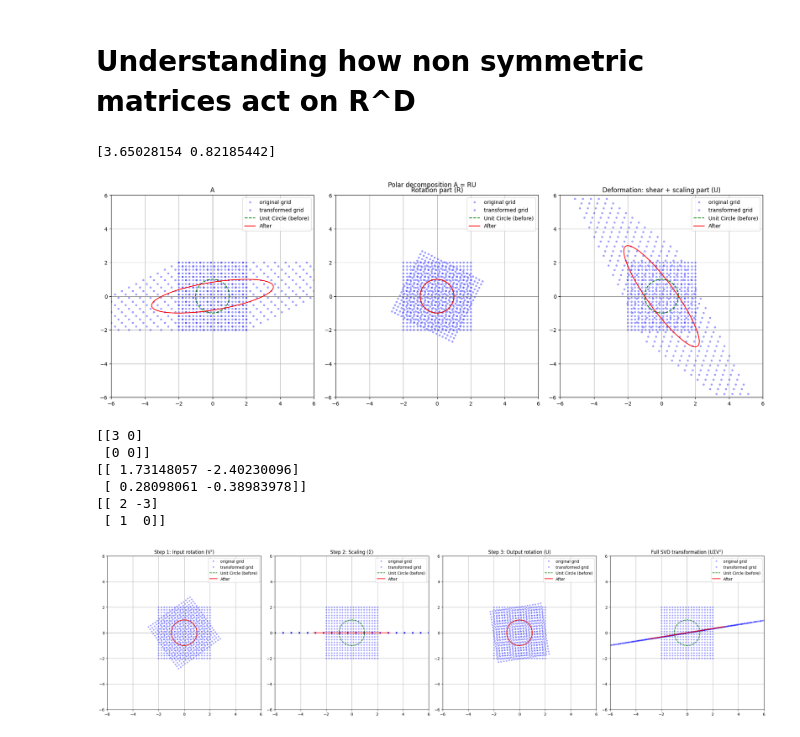
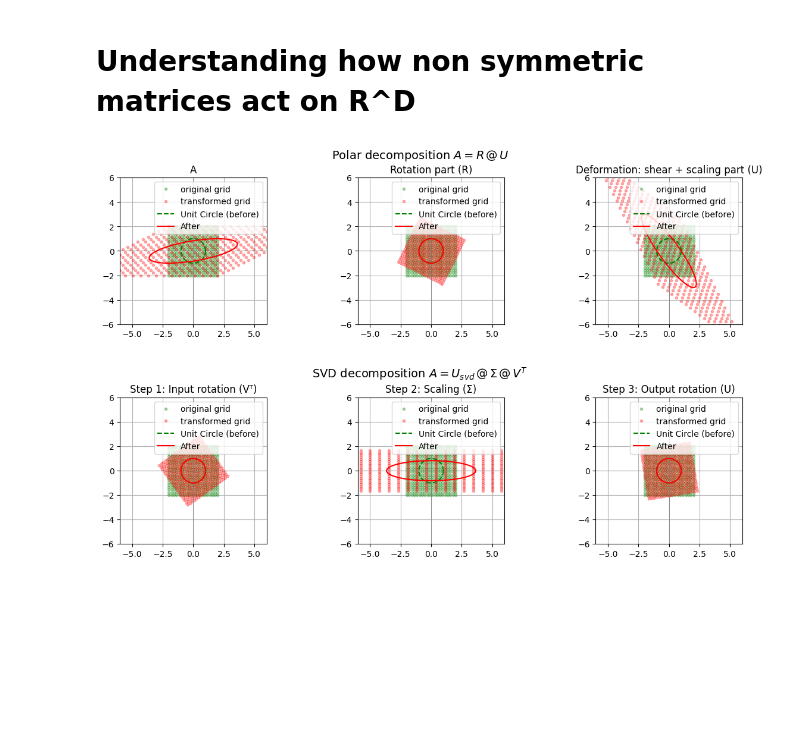
Before and after one commit to miriamzara/LCP_B_GPT2, a Jupyter notebook: FINAL_NOTEBOOK(S)/2_mh_attention.ipynb, the cells around one changed output. Cells and saved outputs as stored; diff of their text form; code cells hidden in the pictures; blank space fills up the shorter version.

```diff
--- a/FINAL_NOTEBOOK(S)/2_mh_attention.ipynb
+++ b/FINAL_NOTEBOOK(S)/2_mh_attention.ipynb
@@ -518,18 +570,13 @@ from scipy.linalg import polar, svd
 A = np.array([[2, -3],
               [1,  0]])
 
-# Compute the polar decomposition: A = R @ U
-R, U = polar(A)
-
-# Compute the singular value decomposition: A = U_svd @ Sigma @ Vt
-U_svd, Sigma, Vt = svd(A)
-Sigma_matrix = np.zeros_like(A)
-np.fill_diagonal(Sigma_matrix, Sigma)
-
-print(Sigma)
 
 
 
+U_svd, Sigma, Vt = svd(A)
+A_reconstructed = U_svd @ np.diag(Sigma) @ Vt
+
+R, U = polar(A)
 R_polar = R
 U_polar = U
 
@@ -538,7 +585,7 @@ U_polar = U
     "Polar_Decomposition": {"R (rotation/reflection)": R_polar, "U (symmetric, scaling+shear)": U_polar},
     "SVD": {
         "U (output rotation)": U_svd,
-        "Sigma (scaling)": Sigma_matrix,
+        "Sigma (scaling)": np.diag(Sigma),
         "Vt (input rotation transpose)": Vt
     }
 }
@@ -550,75 +597,49 @@ def plot_transformation(matrix, title, ax):
     # Define a grid and a unit circle
     grid_range = np.linspace(-2, 2, 20)
     X, Y = np.meshgrid(grid_range, grid_range)
     grid_points = np.vstack([X.ravel(), Y.ravel()])
     transformed_grid = matrix @ grid_points
 
     # Plot transformed grid
-    ax.plot(grid_points[0], grid_points[1], 'b.', alpha=0.3, label = "original grid")
-    ax.plot(transformed_grid[0], transformed_grid[1], 'b.', alpha=0.3, label = "transformed grid")
+    ax.plot(grid_points[0], grid_points[1], 'b.', color = "green",alpha=0.3, label = "original grid")
+    ax.plot(transformed_grid[0], transformed_grid[1], 'b.', color ='red', alpha=0.3, label = "transformed grid")
     ax.set_aspect('equal')
     ax.set_title(title)
     ax.grid(True)
     ax.axhline(0, color='gray', lw=0.5)
     ax.axvline(0, color='gray', lw=0.5)
     ax.set_xlim(-6, 6)
     ax.set_ylim(-6, 6)
 
     # Unit circle before and after transformation
     theta = np.linspace(0, 2 * np.pi, 300)
     circle = np.vstack([np.cos(theta), np.sin(theta)])
     transformed_circle = matrix @ circle
     ax.plot(circle[0], circle[1], 'g--', label='Unit Circle (before)')
     ax.plot(transformed_circle[0], transformed_circle[1], 'r-', label='After')
     ax.legend(loc='upper right')
 
-# Plot transformations
-fig, axs = plt.subplots(1, 3, figsize=(18, 6))
 
-plt.suptitle("Polar decomposition A = RU")
+
+
+fig, axs = plt.subplots(2, 3, figsize=(15, 8))
+axs = axs.flatten()
+
 plot_transformation(A, 'A', axs[0])
 plot_transformation(R, 'Rotation part (R)', axs[1])
 plot_transformation(U, 'Deformation: shear + scaling part (U)', axs[2])
 
-plt.tight_layout()
+
+plot_transformation(Vt, 'Step 1: Input rotation (Vᵀ)', axs[3])
+plot_transformation(np.diag(Sigma), 'Step 2: Scaling (Σ)', axs[4])
+plot_transformation(U_svd, 'Step 3: Output rotation (U)', axs[5])
+
+
+fig.text(0.5, 0.92, "Polar decomposition $A = R \,@ \,U$", ha='center', fontsize=14)
+fig.text(0.5, 0.46, r"SVD decomposition $A = U_{svd}\, @ \,\Sigma\, @ \,V^T$", ha='center', fontsize=14)
+
+
+plt.subplots_adjust(hspace = 0.5, wspace = 0.1)
 plt.show()
 # %% [output]
-[3.65028154 0.82185442]
-[figure, old version]
+[figure, new version]
-# %%
-# Compute the singular value decomposition: A = U_svd @ Sigma @ Vt
-U_svd, Sigma, Vt = svd(A)
-Sigma_matrix = np.zeros_like(A)
-np.fill_diagonal(Sigma_matrix, Sigma)
-print(Sigma_matrix)
-
-a_reconstructed = U_svd @ Sigma_matrix @ Vt
-print(a_reconstructed)
-print(A)
-
-# Compose each stage of the transformation
-stage1 = Vt        # Rotate input
-stage2 = Sigma_matrix # Scale
-stage3 = U_svd       # Rotate output
-
-# Combined steps
-A_svd = stage3 @ stage2 @ stage1
-
-# Plot each stage
-fig, axs = plt.subplots(1, 4, figsize=(24, 6))
-
-plot_transformation(stage1, 'Step 1: Input rotation (Vᵀ)', axs[0])
-plot_transformation(stage2, 'Step 2: Scaling (Σ)', axs[1])
-plot_transformation(stage3, 'Step 3: Output rotation (U)', axs[2])
-plot_transformation(A_svd, 'Full SVD transformation (UΣVᵀ)', axs[3])
-
-plt.tight_layout()
-plt.show()
-# %% [output]
-[[3 0]
- [0 0]]
-[[ 1.73148057 -2.40230096]
- [ 0.28098061 -0.38983978]]
-[[ 2 -3]
- [ 1  0]]
-[figure, removed]
```
Also changed, not shown: parts of 18 cells of this notebook, 1 other file.
